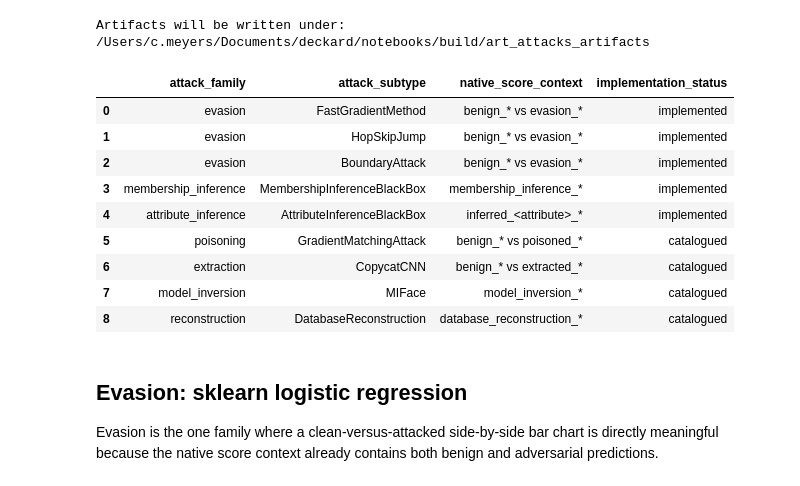
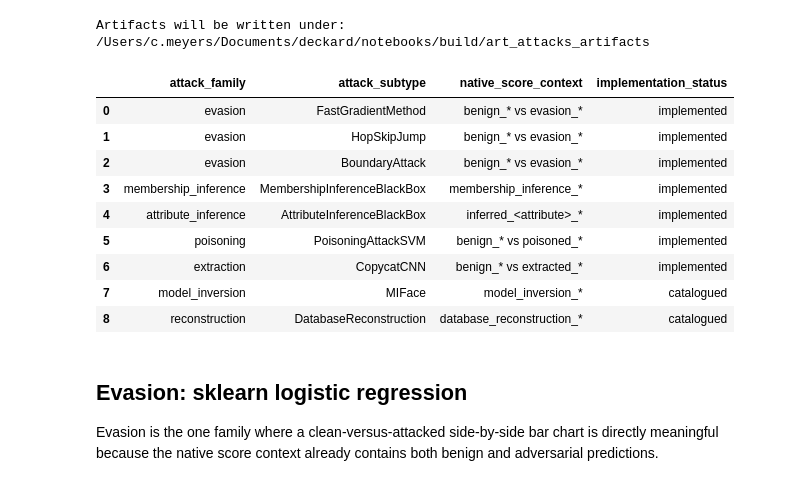
Before and after one commit to simplymathematics/deckard, a Jupyter notebook: notebooks/art_attacks.ipynb, the cells around one changed output. Drawn from its saved outputs; the diff is of its cells as text; code cells hidden in the pictures.

```diff
--- a/notebooks/art_attacks.ipynb
+++ b/notebooks/art_attacks.ipynb
@@ -88,41 +94,41 @@ attack_catalog = pd.DataFrame(
         },
         {
             "attack_family": "poisoning",
-            "attack_subtype": "GradientMatchingAttack",
+            "attack_subtype": "PoisoningAttackSVM",
             "native_score_context": "benign_* vs poisoned_*",
-            "implementation_status": "catalogued",
+            "implementation_status": "implemented",
         },
         {
             "attack_family": "extraction",
             "attack_subtype": "CopycatCNN",
             "native_score_context": "benign_* vs extracted_*",
-            "implementation_status": "catalogued",
+            "implementation_status": "implemented",
         },
         {
             "attack_family": "model_inversion",
             "attack_subtype": "MIFace",
             "native_score_context": "model_inversion_*",
             "implementation_status": "catalogued",
         },
         {
             "attack_family": "reconstruction",
             "attack_subtype": "DatabaseReconstruction",
             "native_score_context": "database_reconstruction_*",
             "implementation_status": "catalogued",
         },
     ]
 )
 
 display(attack_catalog)
 # %% [output]
 |  | attack_family | attack_subtype | native_score_context | implementation_status |
 | 0 | evasion | FastGradientMethod | benign_* vs evasion_* | implemented |
 | 1 | evasion | HopSkipJump | benign_* vs evasion_* | implemented |
 | 2 | evasion | BoundaryAttack | benign_* vs evasion_* | implemented |
 | 3 | membership_inference | MembershipInferenceBlackBox | membership_inference_* | implemented |
 | 4 | attribute_inference | AttributeInferenceBlackBox | inferred_<attribute>_* | implemented |
-| 5 | poisoning | GradientMatchingAttack | benign_* vs poisoned_* | catalogued |
-| 6 | extraction | CopycatCNN | benign_* vs extracted_* | catalogued |
+| 5 | poisoning | PoisoningAttackSVM | benign_* vs poisoned_* | implemented |
+| 6 | extraction | CopycatCNN | benign_* vs extracted_* | implemented |
 | 7 | model_inversion | MIFace | model_inversion_* | catalogued |
 | 8 | reconstruction | DatabaseReconstruction | database_reconstruction_* | catalogued |
 # %%
```
Also changed, not shown: parts of 7 cells of this notebook.
